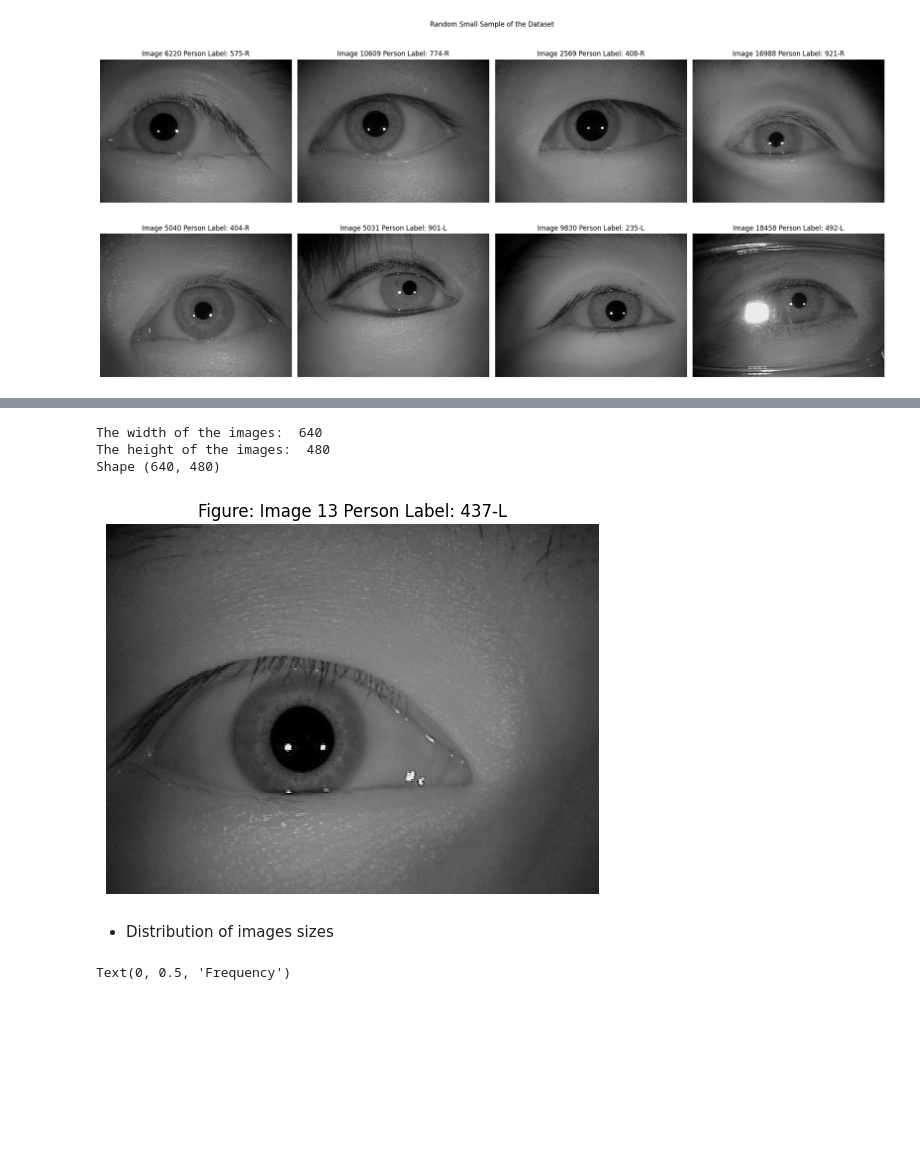
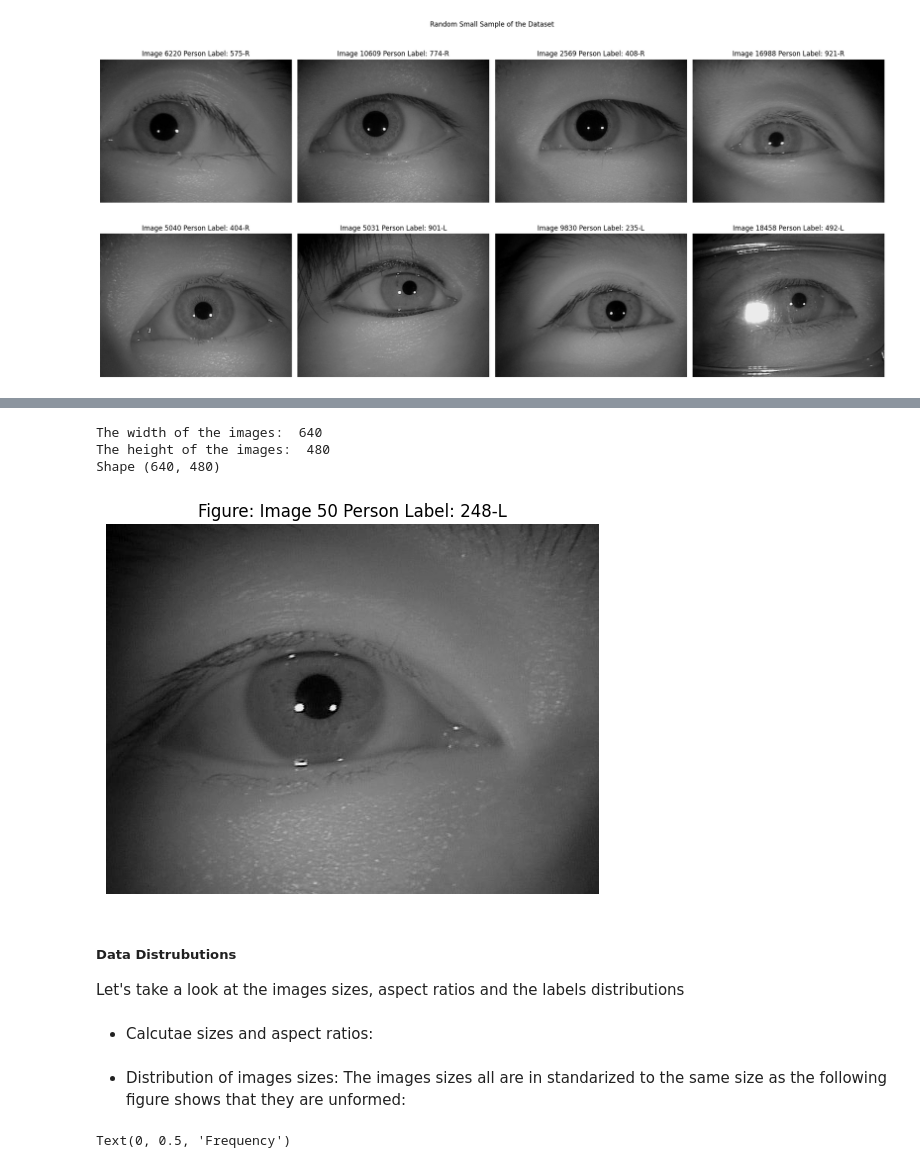
Before and after one commit to sondosaabed/Iris-of-eyes-recognition, a Jupyter notebook: Iris_recognition_1190652.ipynb, the cells around one changed output, grey strips where cells are left out. Drawn from its saved outputs; the diff is of its cells as text; code cells hidden in the pictures; blank space fills up the shorter version.

```diff
--- a/Iris_recognition_1190652.ipynb
+++ b/Iris_recognition_1190652.ipynb
@@ -335,18 +355,23 @@ show_random_samples(df, 8)
 # %%
-image_path =  df.loc[13, "ImagePath"]
+image_path =  df.loc[50, "ImagePath"]
 image = PIL.Image.open(image_path)
 plt.imshow(image, cmap='gray')
-plt.title(f"Figure: Image {13} Person Label: {df.loc[13, 'Label']}")
+plt.title(f"Figure: Image {50} Person Label: {df.loc[50, 'Label']}")
 plt.axis("off")
 width, height = image.size
 print("The width of the images: ", width)
 print("The height of the images: ", height)
 print("Shape", image.size)
 # %% [output]
 The width of the images:  640
 The height of the images:  480
 Shape (640, 480)
-[figure, old version]
+[figure, new version]
+# %% [markdown]
+##### Data Distrubutions
+Let's take a look at the images sizes, aspect ratios and the labels distributions
+# %% [markdown]
+- Calcutae sizes and aspect ratios:
 # %%
 image_sizes = []
 aspect_ratios = []
@@ -356,8 +381,8 @@ for image_path in df['ImagePath']:
     width, height = image.size
     image_sizes.append(width * height)
     aspect_ratios.append(width / height)
-# %% [markdown]
-- Distribution of images sizes
+# %% [markdown]
+- Distribution of images sizes: The images sizes all are in standarized to the same size as the following figure shows that they are unformed:
 # %%
 plt.hist(image_sizes, label="Image Size")
 plt.title("Figure: Distribution of Image Sizes")
```
Also changed, not shown: parts of 67 cells of this notebook.
